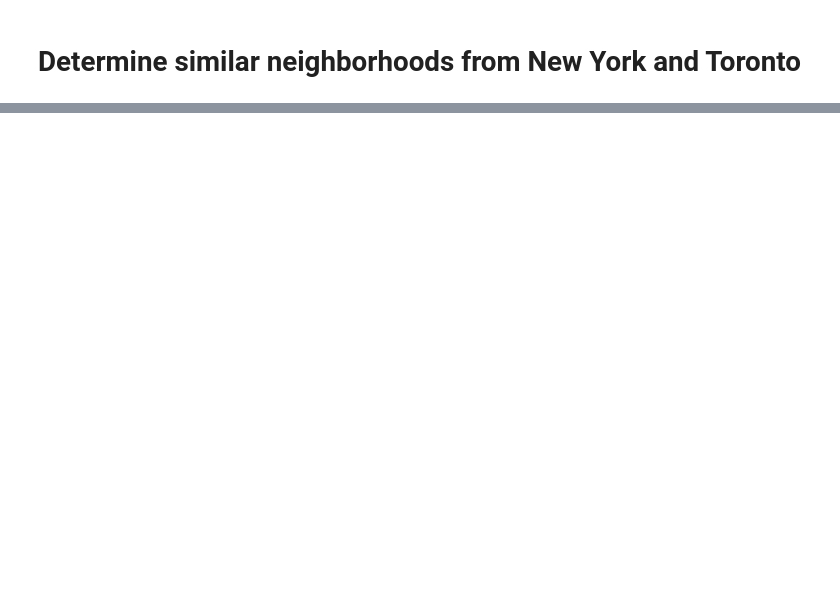
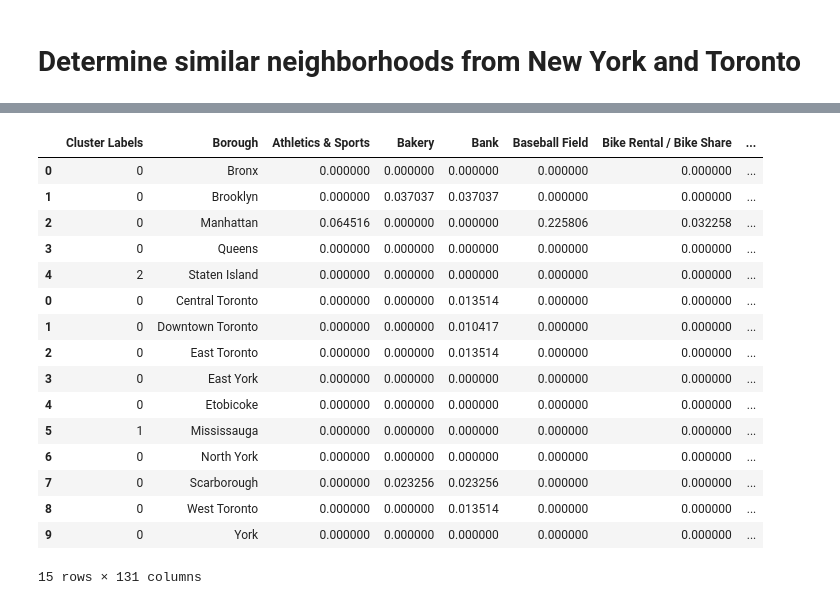
Before and after one commit to Cass-Li/Coursera_Capstone, a Jupyter notebook: Capstone Project.ipynb, the cells around one changed output, grey strips where cells are left out. Saved outputs shown, nothing was run; the diff lists cells and outputs as text; code cells hidden in the pictures; blank space fills up the shorter version.

```diff
--- a/Capstone Project.ipynb
+++ b/Capstone Project.ipynb
@@ -15,0 +449,20 @@ The venues data will cont
+# %%
+borough
+# %% [output]
+|  | Cluster Labels | Borough | Athletics & Sports | Bakery | Bank | Baseball Field | Bike Rental / Bike Share | ... |
+| 0 | 0 | Bronx | 0.000000 | 0.000000 | 0.000000 | 0.000000 | 0.000000 | ... |
+| 1 | 0 | Brooklyn | 0.000000 | 0.037037 | 0.037037 | 0.000000 | 0.000000 | ... |
+| 2 | 0 | Manhattan | 0.064516 | 0.000000 | 0.000000 | 0.225806 | 0.032258 | ... |
+| 3 | 0 | Queens | 0.000000 | 0.000000 | 0.000000 | 0.000000 | 0.000000 | ... |
+| 4 | 2 | Staten Island | 0.000000 | 0.000000 | 0.000000 | 0.000000 | 0.000000 | ... |
+| 0 | 0 | Central Toronto | 0.000000 | 0.000000 | 0.013514 | 0.000000 | 0.000000 | ... |
+| 1 | 0 | Downtown Toronto | 0.000000 | 0.000000 | 0.010417 | 0.000000 | 0.000000 | ... |
+| 2 | 0 | East Toronto | 0.000000 | 0.000000 | 0.013514 | 0.000000 | 0.000000 | ... |
+| 3 | 0 | East York | 0.000000 | 0.000000 | 0.000000 | 0.000000 | 0.000000 | ... |
+| 4 | 0 | Etobicoke | 0.000000 | 0.000000 | 0.000000 | 0.000000 | 0.000000 | ... |
+| 5 | 1 | Mississauga | 0.000000 | 0.000000 | 0.000000 | 0.000000 | 0.000000 | ... |
+| 6 | 0 | North York | 0.000000 | 0.000000 | 0.000000 | 0.000000 | 0.000000 | ... |
+| 7 | 0 | Scarborough | 0.000000 | 0.023256 | 0.023256 | 0.000000 | 0.000000 | ... |
+| 8 | 0 | West Toronto | 0.000000 | 0.000000 | 0.013514 | 0.000000 | 0.000000 | ... |
+| 9 | 0 | York | 0.000000 | 0.000000 | 0.000000 | 0.000000 | 0.000000 | ... |
+15 rows × 131 columns
```
Also changed, not shown: parts of 59 cells of this notebook.
